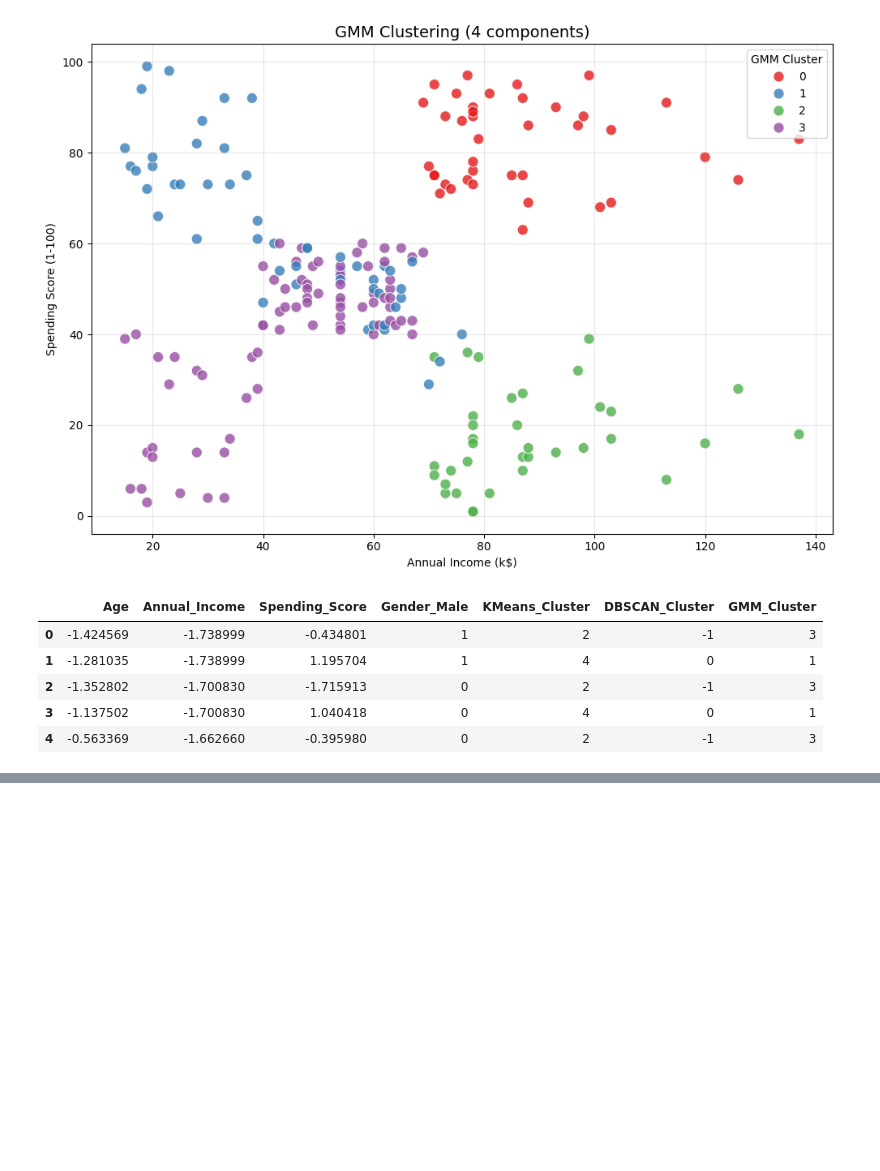
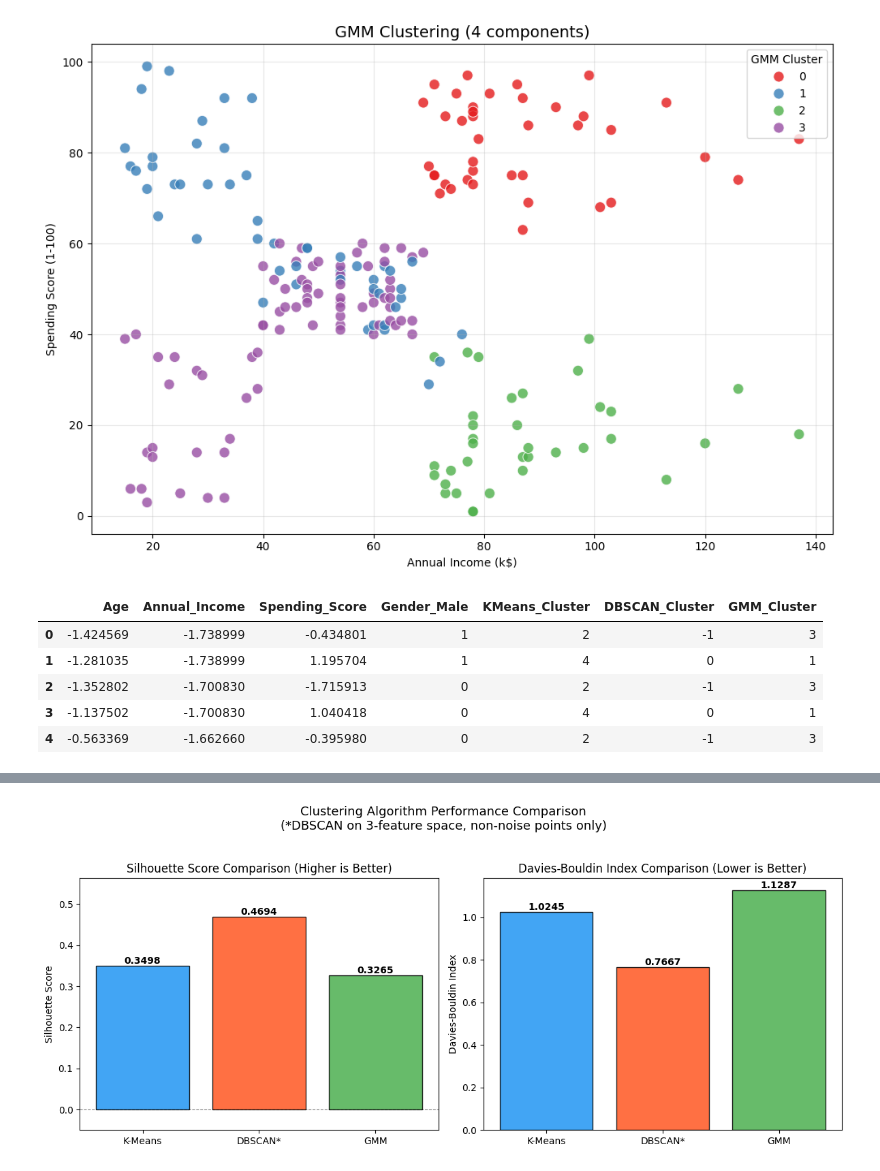
Before and after one commit to Safa30/CSE475_Machine_Learning, a Jupyter notebook: Lab/lab_2/Lab2_Unsupervised_Learning.ipynb, the cells around one changed output, grey strips where cells are left out. Drawn from its saved outputs; the diff is of its cells as text; code cells hidden in the pictures; blank space fills up the shorter version.

```diff
--- a/Lab/lab_2/Lab2_Unsupervised_Learning.ipynb
+++ b/Lab/lab_2/Lab2_Unsupervised_Learning.ipynb
@@ -821,0 +879,34 @@ Name: count, dtype: int64
+# %%
+fig, axes = plt.subplots(1, 2, figsize=(12, 5))
+
+algorithms = ['K-Means', 'DBSCAN*', 'GMM']
+sil_vals   = [km_sil,
+               dbscan_sil if not np.isnan(dbscan_sil) else 0,
+               gmm_sil]
+db_vals    = [km_db,
+               dbscan_db  if not np.isnan(dbscan_db)  else 0,
+               gmm_db]
+colors     = ['#2196F3', '#FF5722', '#4CAF50']
+
+axes[0].bar(algorithms, sil_vals, color=colors, edgecolor='black', alpha=0.85)
+axes[0].set_title('Silhouette Score Comparison (Higher is Better)', fontsize=12)
+axes[0].set_ylabel('Silhouette Score')
+axes[0].set_ylim(min(0, min(sil_vals)) - 0.05, max(sil_vals) * 1.2)
+axes[0].axhline(y=0, color='black', linewidth=0.8, linestyle='--', alpha=0.5)
+for i, v in enumerate(sil_vals):
+    axes[0].text(i, v + 0.005 if v >= 0 else v - 0.02,
+                 f'{v:.4f}', ha='center', fontweight='bold', fontsize=10)
+
+axes[1].bar(algorithms, db_vals, color=colors, edgecolor='black', alpha=0.85)
+axes[1].set_title('Davies-Bouldin Index Comparison (Lower is Better)', fontsize=12)
+axes[1].set_ylabel('Davies-Bouldin Index')
+for i, v in enumerate(db_vals):
+    axes[1].text(i, v + 0.01, f'{v:.4f}', ha='center', fontweight='bold', fontsize=10)
+
+plt.suptitle('Clustering Algorithm Performance Comparison\n'
+             '(*DBSCAN on 3-feature space, non-noise points only)',
+             fontsize=13, y=1.03)
+plt.tight_layout()
+plt.show()
+# %% [output]
+[figure, added]
```
Also changed, not shown: parts of 14 cells of this notebook.
